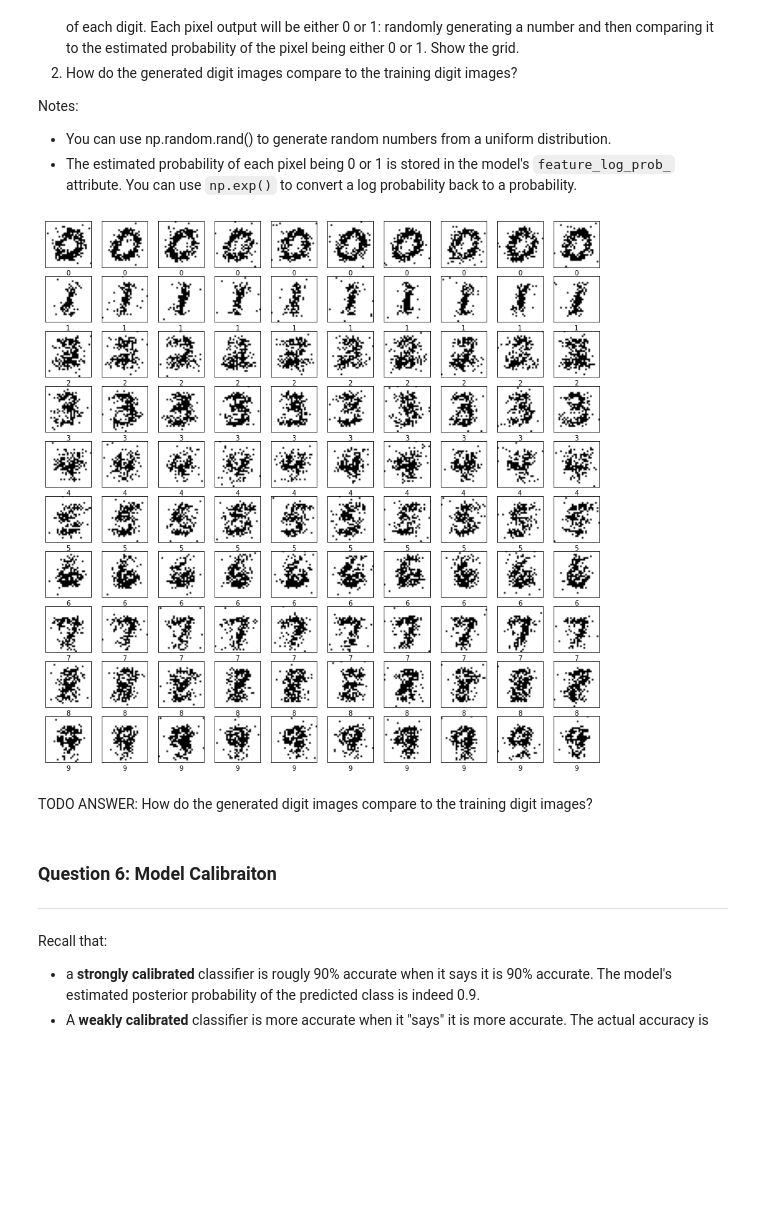
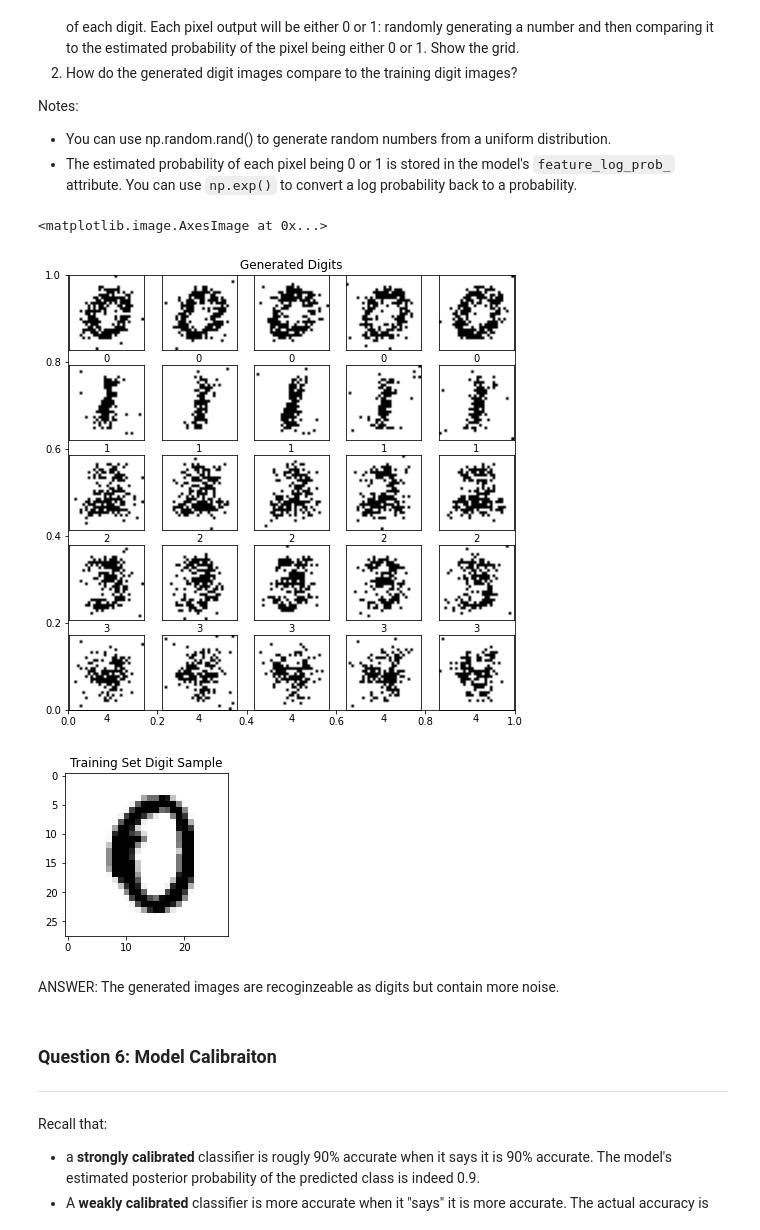
Before and after one commit to ssburgan/w207_coursework, a Jupyter notebook: Sybil_SantosBurgan_project2.ipynb, the cells around one changed output. Saved outputs shown, nothing was run; the diff lists cells and outputs as text; code cells hidden in the pictures; blank space fills up the shorter version.

```diff
--- a/Sybil_SantosBurgan_project2.ipynb
+++ b/Sybil_SantosBurgan_project2.ipynb
@@ -398,35 +392,40 @@ Notes:
 # %%
 def Q5(num_examples):
 
 ### STUDENT START ###
-    fig = plt.figure(figsize=(15,15))
+    fig = plt.figure(0, figsize=(8,8))
+    plt.title("Generated Digits")
     x=0
 
     bern = BernoulliNB(binarize=0.1).fit(mini_train_data, mini_train_labels)
     digit_log_prob = bern.feature_log_prob_
 
     for i in range(num_examples):
         for j in range(num_examples):
             x=x+1
             digit_probs = digit_log_prob[i]
-            #print(np.exp(digit_probs))
-            #print(digit_probs.shape)
             pixels = np.asarray([1 if np.random.rand() <= np.exp(prob) else 0 for prob in digit_probs])
             image = pixels.reshape((28, 28))
 
             #plot each digit
             ax = fig.add_subplot(num_examples, num_examples, x, xticks=[], yticks=[],xlabel=i)
+
             #setting the colormap, for example to black and white.
             ax.imshow(image, cmap=plt.cm.binary) # cmap='gray'
 
-    plt.show()
 ### STUDENT END ###
 
-Q5(10)
+Q5(5)
+plt.figure(1,figsize=(3,3))
+plt.title("Training Set Digit Sample")
+image2 = mini_train_data[0].reshape((28, 28))
+plt.imshow(image2, cmap=plt.cm.binary) # cmap='gray'
 # %% [output]
+<matplotlib.image.AxesImage at 0x...>
-[figure, old version]
+[figure, new version]
+[figure, added]
-# %% [markdown]
-TODO ANSWER: How do the generated digit images compare to the training digit images?
+# %% [markdown]
+ANSWER: The generated images are recoginzeable as digits but contain more noise.
 # %% [markdown]
 ### Question 6: Model Calibraiton
 ---
```
Also changed, not shown: parts of 15 cells of this notebook.
